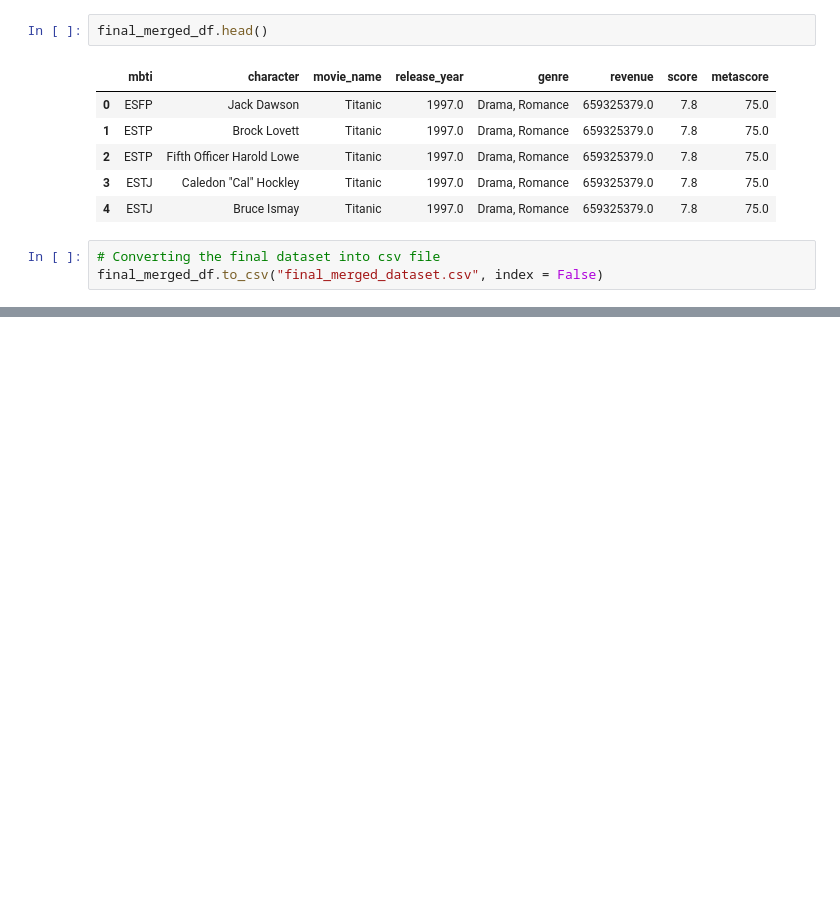
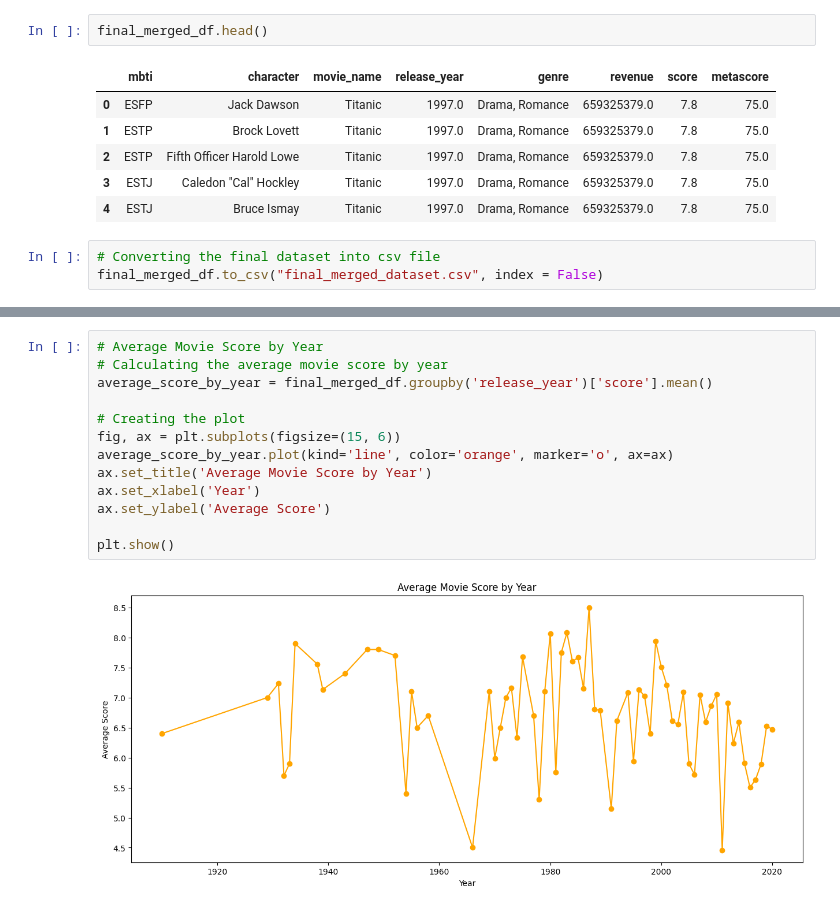
Before and after one commit to Xiaotong1120/Exploratory-Data-Analysis-on-Movie-Characters-MBTI-Personality-Types-, a Jupyter notebook: Data-Project_Group8.ipynb, the cells around one changed output, grey strips where cells are left out. Saved outputs shown, nothing was run; the diff lists cells and outputs as text; blank space fills up the shorter version.

```diff
--- a/Data-Project_Group8.ipynb
+++ b/Data-Project_Group8.ipynb
@@ -305,0 +360,15 @@ final_merged_df.to_csv("final_merged_dataset.csv", index = False)
+# %%
+# Average Movie Score by Year
+# Calculating the average movie score by year
+average_score_by_year = final_merged_df.groupby('release_year')['score'].mean()
+
+# Creating the plot
+fig, ax = plt.subplots(figsize=(15, 6))
+average_score_by_year.plot(kind='line', color='orange', marker='o', ax=ax)
+ax.set_title('Average Movie Score by Year')
+ax.set_xlabel('Year')
+ax.set_ylabel('Average Score')
+
+plt.show()
+# %% [output]
+[figure, added]
```
Also changed, not shown: parts of 5 cells of this notebook.
